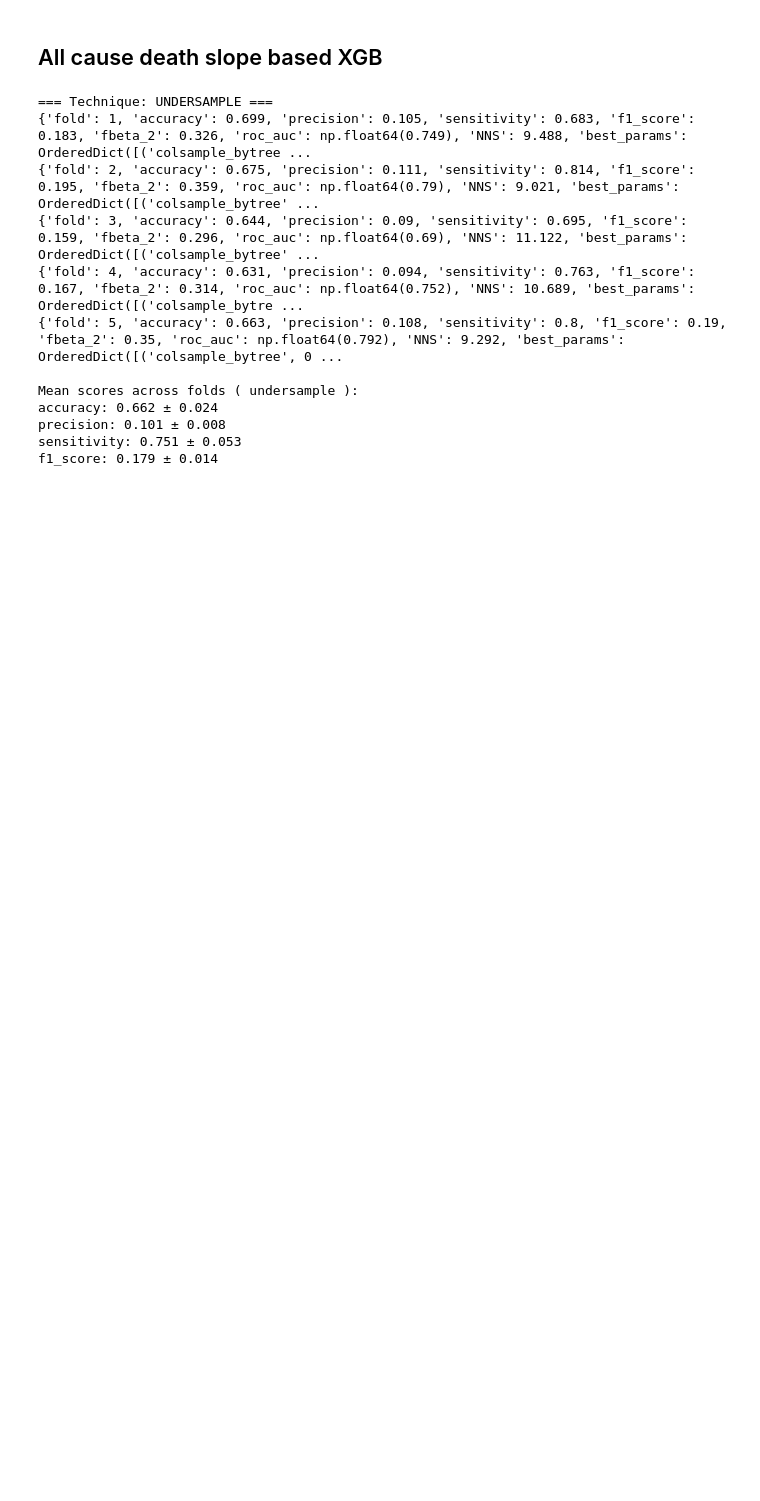
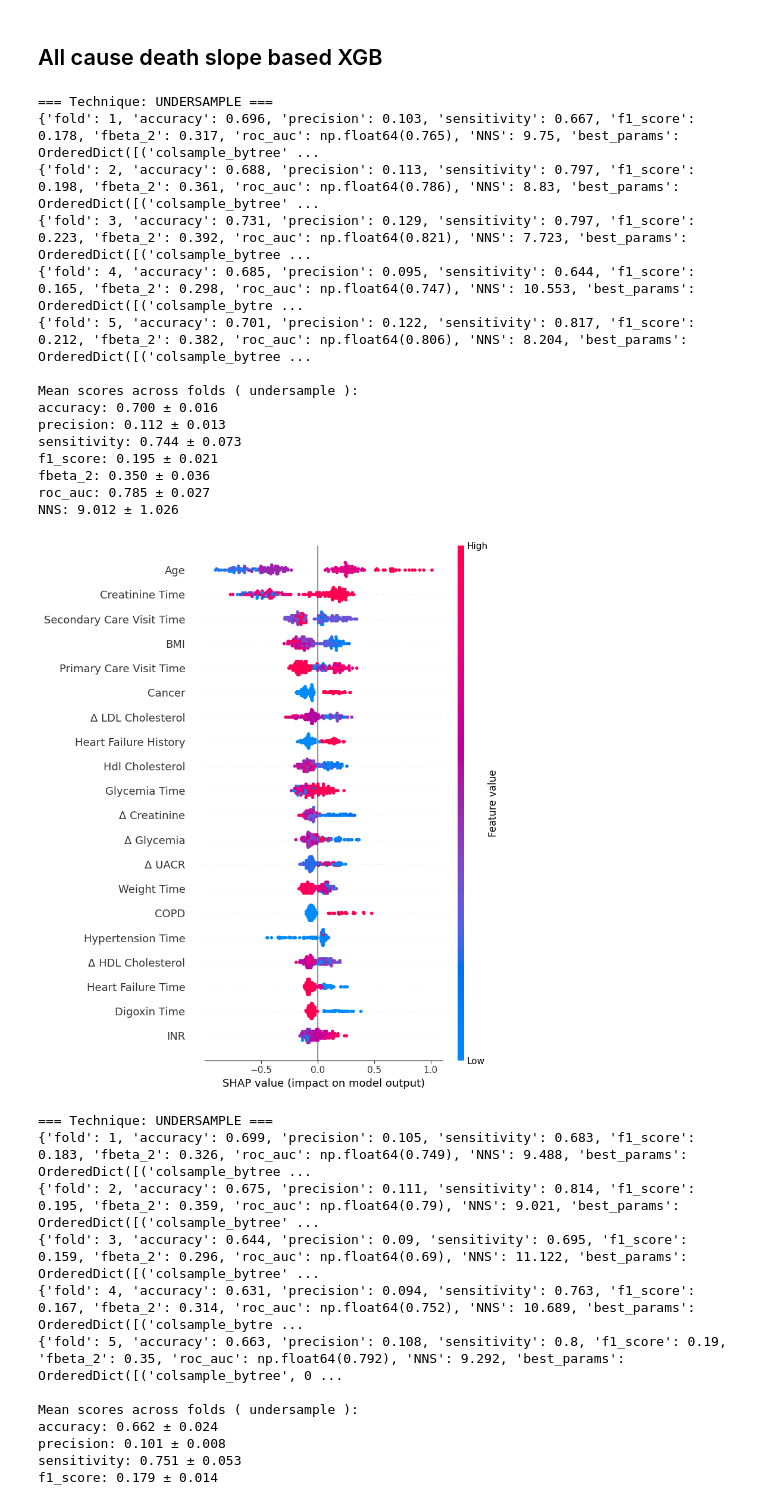
Before and after one commit to rique-git/Thesis-MEIC-IST, a Jupyter notebook: notebooks/44. Feature importances.ipynb, the cells around one changed output. Cells and saved outputs as stored; diff of their text form; code cells hidden in the pictures; blank space fills up the shorter version.

Commit message:
finish results

```diff
--- a/notebooks/44. Feature importances.ipynb
+++ b/notebooks/44. Feature importances.ipynb
@@ -547,5 +572,34 @@ NNS: 33.932 ± 1.759
 # %% [markdown]
 ## All cause death slope based XGB
+# %%
+results = run_cv_with_sampling(
+    X_full=data_slope,
+    target_cols=targets,
+    target_name="y_death_6_months",
+    optimizer_map=optimizer_map,
+    model_name="xgb",
+    sampling="undersample",
+    n_splits=5,
+    random_state=42,
+    explainer="tree"
+)
+# %% [output]
+=== Technique: UNDERSAMPLE ===
+{'fold': 1, 'accuracy': 0.696, 'precision': 0.103, 'sensitivity': 0.667, 'f1_score': 0.178, 'fbeta_2': 0.317, 'roc_auc': np.float64(0.765), 'NNS': 9.75, 'best_params': OrderedDict([('colsample_bytree' ...
+{'fold': 2, 'accuracy': 0.688, 'precision': 0.113, 'sensitivity': 0.797, 'f1_score': 0.198, 'fbeta_2': 0.361, 'roc_auc': np.float64(0.786), 'NNS': 8.83, 'best_params': OrderedDict([('colsample_bytree' ...
+{'fold': 3, 'accuracy': 0.731, 'precision': 0.129, 'sensitivity': 0.797, 'f1_score': 0.223, 'fbeta_2': 0.392, 'roc_auc': np.float64(0.821), 'NNS': 7.723, 'best_params': OrderedDict([('colsample_bytree ...
+{'fold': 4, 'accuracy': 0.685, 'precision': 0.095, 'sensitivity': 0.644, 'f1_score': 0.165, 'fbeta_2': 0.298, 'roc_auc': np.float64(0.747), 'NNS': 10.553, 'best_params': OrderedDict([('colsample_bytre ...
+{'fold': 5, 'accuracy': 0.701, 'precision': 0.122, 'sensitivity': 0.817, 'f1_score': 0.212, 'fbeta_2': 0.382, 'roc_auc': np.float64(0.806), 'NNS': 8.204, 'best_params': OrderedDict([('colsample_bytree ...
+
+Mean scores across folds ( undersample ):
+accuracy: 0.700 ± 0.016
+precision: 0.112 ± 0.013
+sensitivity: 0.744 ± 0.073
+f1_score: 0.195 ± 0.021
+fbeta_2: 0.350 ± 0.036
+roc_auc: 0.785 ± 0.027
+NNS: 9.012 ± 1.026
+[figure, added]
 # %%
 results = run_cv_with_sampling(
     X_full=data_slope,
```
Also changed, not shown: parts of 5 cells of this notebook, 7 other files.
